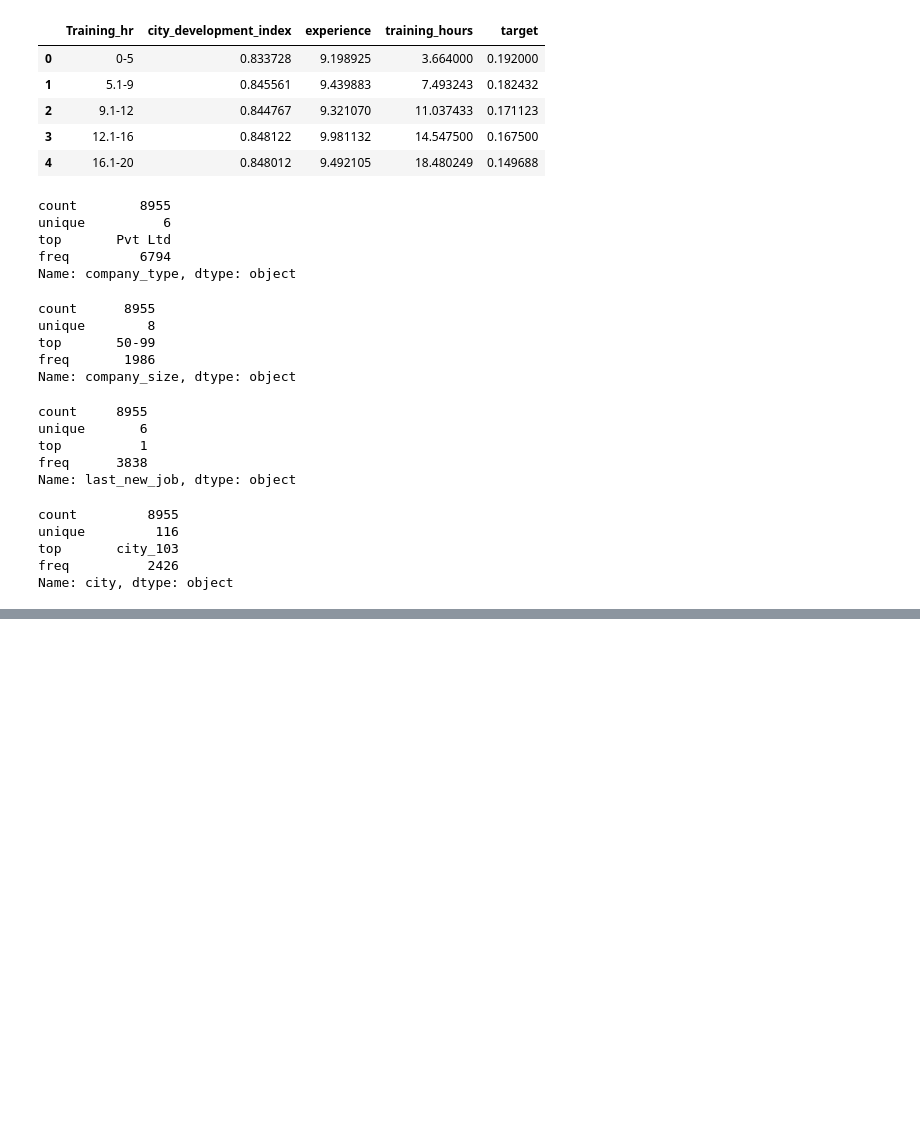
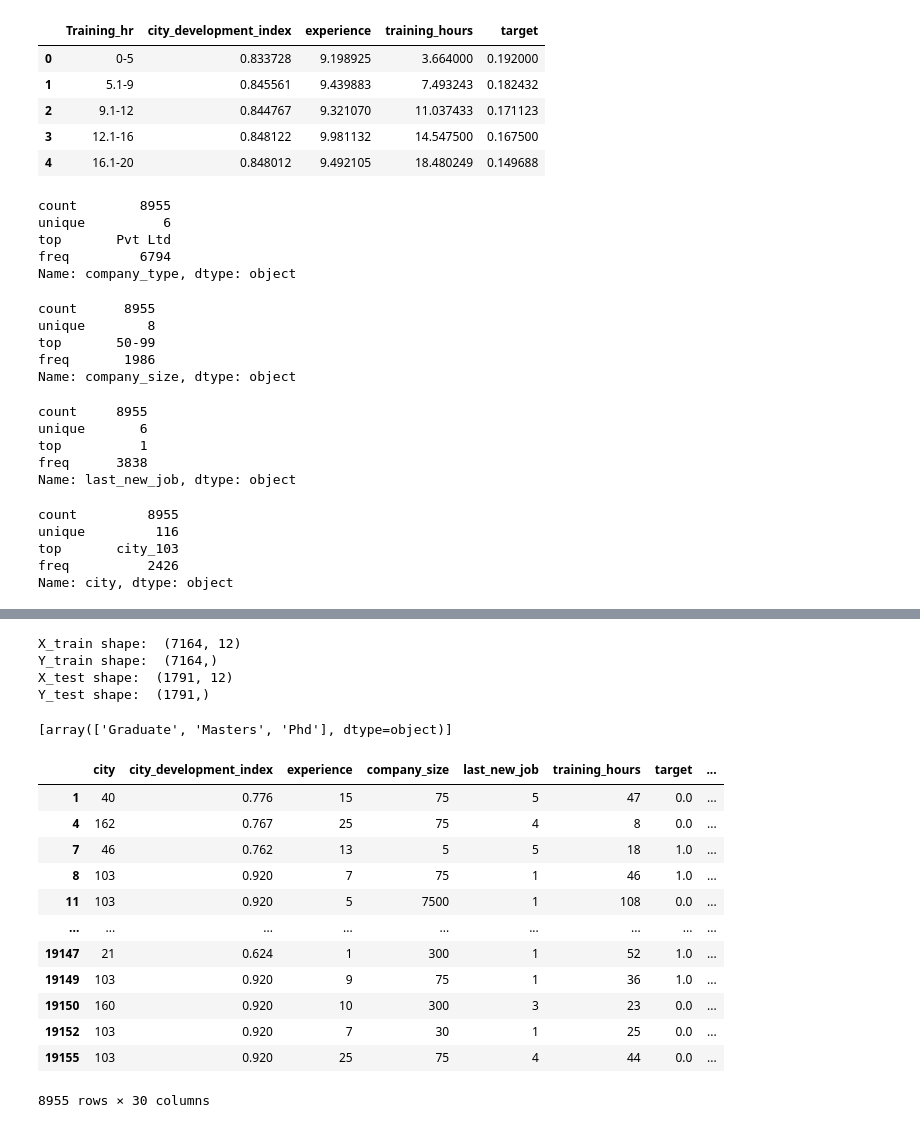
Before and after one commit to raul-miranda/DS-201-Project-1, a Jupyter notebook: Project_1.ipynb, the cells around one changed output, grey strips where cells are left out. Drawn from its saved outputs; the diff is of its cells as text; code cells hidden in the pictures; blank space fills up the shorter version.

```diff
--- a/Project_1.ipynb
+++ b/Project_1.ipynb
@@ -620,0 +632,19 @@ z.head()
+# %%
+# first convert columns that contain mixed characters and numbers to numbers
+#   so that these columns will now be numeric: 'experience','city','company_size','last_new_job'
+
+new_training2.loc[new_training2.experience == '<1','experience'] = "0"
+new_training2.loc[new_training2.experience == '>20','experience'] = "25"   # numeric assignment of >20 to 25
+new_training2['city'] = new_training2['city'].str.replace('city_', '')        #convert city codes to numbers
+new_training2.loc[new_training2.company_size == '<10','company_size'] = "5"   # numeric assignment of <10 to 5
+new_training2.loc[new_training2.company_size == '10000+','company_size'] = "12000"   # numeric assignment of >10000 to 13000
+new_training2.loc[new_training2.company_size == '10/49','company_size'] = "30"   # numeric assignment of range to the average
+new_training2.loc[new_training2.company_size == '50-99','company_size'] = "75"   # numeric assignment of range to the average
+new_training2.loc[new_training2.company_size == '100-500','company_size'] = "300"   # numeric assignment of range to the average
+new_training2.loc[new_training2.company_size == '500-999','company_size'] = "750"   # numeric assignment of range to the average
+new_training2.loc[new_training2.company_size == '1000-4999','company_size'] = "3000"   # numeric assignment of range to the average
+new_training2.loc[new_training2.company_size == '5000-9999','company_size'] = "7500"  # numeric assignment of range to the average
+new_training2.loc[new_training2.last_new_job == '>4','last_new_job'] = "5" # numeric assignment of >4 to 5
+new_training2.loc[new_training2.last_new_job == 'never','last_new_job'] = "0" # numeric assignment of never to 0
+new_training2[['experience','city','company_size','last_new_job','training_hours']] = new_training2[['experience','city','company_size','last_new_job','training_hours']].apply(pd.to_numeric)
+new_training2[:10]
@@ -620,0 +709,21 @@ z.head()
+# %%
+X = new_training2.drop('target', axis=1)
+Y = new_training2['target']
+ohe.fit_transform(X[['gender','relevant_experience','enrolled_university','major_discipline','company_type']])
+X['education_level'].map({'Primary School':0, 'High School': 1, 'Graduate': 2, 'Masters':3, 'Phd': 4})
+X_train, X_test, Y_train, Y_test = train_test_split(X,Y,test_size=0.2, random_state=42)
+print ("X_train shape: ", X_train.shape)
+print ("Y_train shape: ", Y_train.shape)
+print ("X_test shape: ", X_test.shape)
+print ("Y_test shape: ", Y_test.shape)
+# %% [output]
+X_train shape:  (7164, 12)
+Y_train shape:  (7164,)
+X_test shape:  (1791, 12)
+Y_test shape:  (1791,)
+# %%
+oe = OrdinalEncoder( )
+oe.fit_transform(new_training2[['education_level']])
+oe.categories_
+# %% [output]
+[array(['Graduate', 'Masters', 'Phd'], dtype=object)]
@@ -620,0 +734,16 @@ z.head()
+# %%
+new_training3
+# %% [output]
+|  | city | city_development_index | experience | company_size | last_new_job | training_hours | target | ... |
+| 1 | 40 | 0.776 | 15 | 75 | 5 | 47 | 0.0 | ... |
+| 4 | 162 | 0.767 | 25 | 75 | 4 | 8 | 0.0 | ... |
+| 7 | 46 | 0.762 | 13 | 5 | 5 | 18 | 1.0 | ... |
+| 8 | 103 | 0.920 | 7 | 75 | 1 | 46 | 1.0 | ... |
+| 11 | 103 | 0.920 | 5 | 7500 | 1 | 108 | 0.0 | ... |
+| ... | ... | ... | ... | ... | ... | ... | ... | ... |
+| 19147 | 21 | 0.624 | 1 | 300 | 1 | 52 | 1.0 | ... |
+| 19149 | 103 | 0.920 | 9 | 75 | 1 | 36 | 1.0 | ... |
+| 19150 | 160 | 0.920 | 10 | 300 | 3 | 23 | 0.0 | ... |
+| 19152 | 103 | 0.920 | 7 | 30 | 1 | 25 | 0.0 | ... |
+| 19155 | 103 | 0.920 | 25 | 75 | 4 | 44 | 0.0 | ... |
+8955 rows × 30 columns
```
Also changed, not shown: parts of 20 cells of this notebook.
